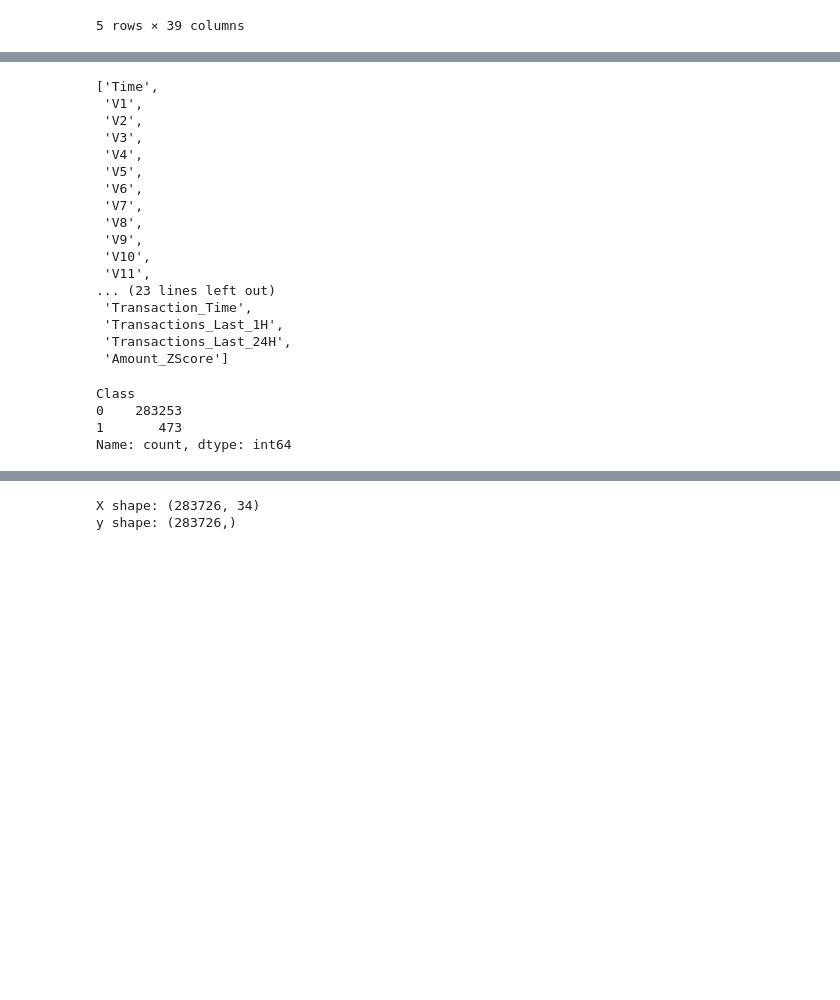
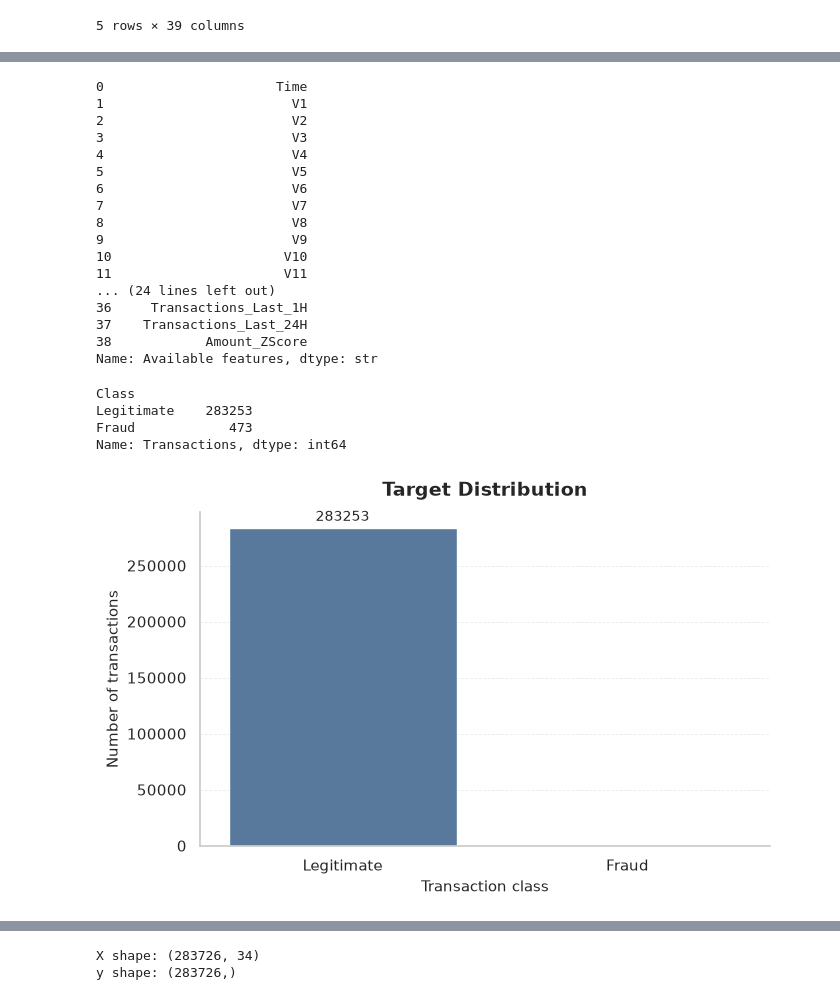
Before and after one commit to to-bits/BehaviorGuard-Customer-Behavioral-Profiling-for-Credit-Card-Fraud-Detection, a Jupyter notebook: BehaviorGuard — Customer Behavioral Profiling for Credit Card Fraud Detection/notebooks/02_baseline_model.ipynb, the cells around one changed output, grey strips where cells are left out. Saved outputs shown, nothing was run; the diff lists cells and outputs as text; code cells hidden in the pictures; blank space fills up the shorter version.

```diff
--- a/BehaviorGuard — Customer Behavioral Profiling for Credit Card Fraud Detection/notebooks/02_baseline_model.ipynb
+++ b/BehaviorGuard — Customer Behavioral Profiling for Credit Card Fraud Detection/notebooks/02_baseline_model.ipynb
@@ -21,27 +34,50 @@ Dataset shape: (283726, 39)
 # %%
-df.columns.tolist()
+pd.Series(df.columns, name="Available features")
 # %% [output]
-['Time',
- 'V1',
- 'V2',
- 'V3',
- 'V4',
- 'V5',
- 'V6',
- 'V7',
- 'V8',
- 'V9',
- 'V10',
- 'V11',
-... (23 lines left out)
- 'Transaction_Time',
- 'Transactions_Last_1H',
- 'Transactions_Last_24H',
- 'Amount_ZScore']
+0                      Time
+1                        V1
+2                        V2
+3                        V3
+4                        V4
+5                        V5
+6                        V6
+7                        V7
+8                        V8
+9                        V9
+10                      V10
+11                      V11
+... (24 lines left out)
+36     Transactions_Last_1H
+37    Transactions_Last_24H
+38            Amount_ZScore
+Name: Available features, dtype: str
 # %%
-print(df["Class"].value_counts())
+class_counts = df["Class"].value_counts().sort_index()
+class_labels = {0: "Legitimate", 1: "Fraud"}
+
+display(class_counts.rename(index=class_labels).rename("Transactions"))
+
+fig, ax = plt.subplots(figsize=(7, 4.5))
+sns.barplot(
+    x=[class_labels[label] for label in class_counts.index],
+    y=class_counts.values,
+    hue=class_counts.index,
+    palette=PALETTE,
+    legend=False,
+    ax=ax,
+)
+ax.set_title("Target Distribution", fontsize=14, weight="bold", pad=12)
+ax.set_xlabel("Transaction class", fontsize=11)
+ax.set_ylabel("Number of transactions", fontsize=11)
+ax.bar_label(ax.containers[0], fmt="%d", padding=3, fontsize=10)
+ax.grid(axis="y", linestyle="--", linewidth=0.6, alpha=0.4)
+ax.set_axisbelow(True)
+sns.despine(left=False, bottom=False)
+plt.tight_layout()
+plt.show()
 # %% [output]
 Class
-0    283253
-1       473
-Name: count, dtype: int64
+Legitimate    283253
+Fraud            473
+Name: Transactions, dtype: int64
+[figure, added]
```
Also changed, not shown: parts of 18 cells of this notebook.
